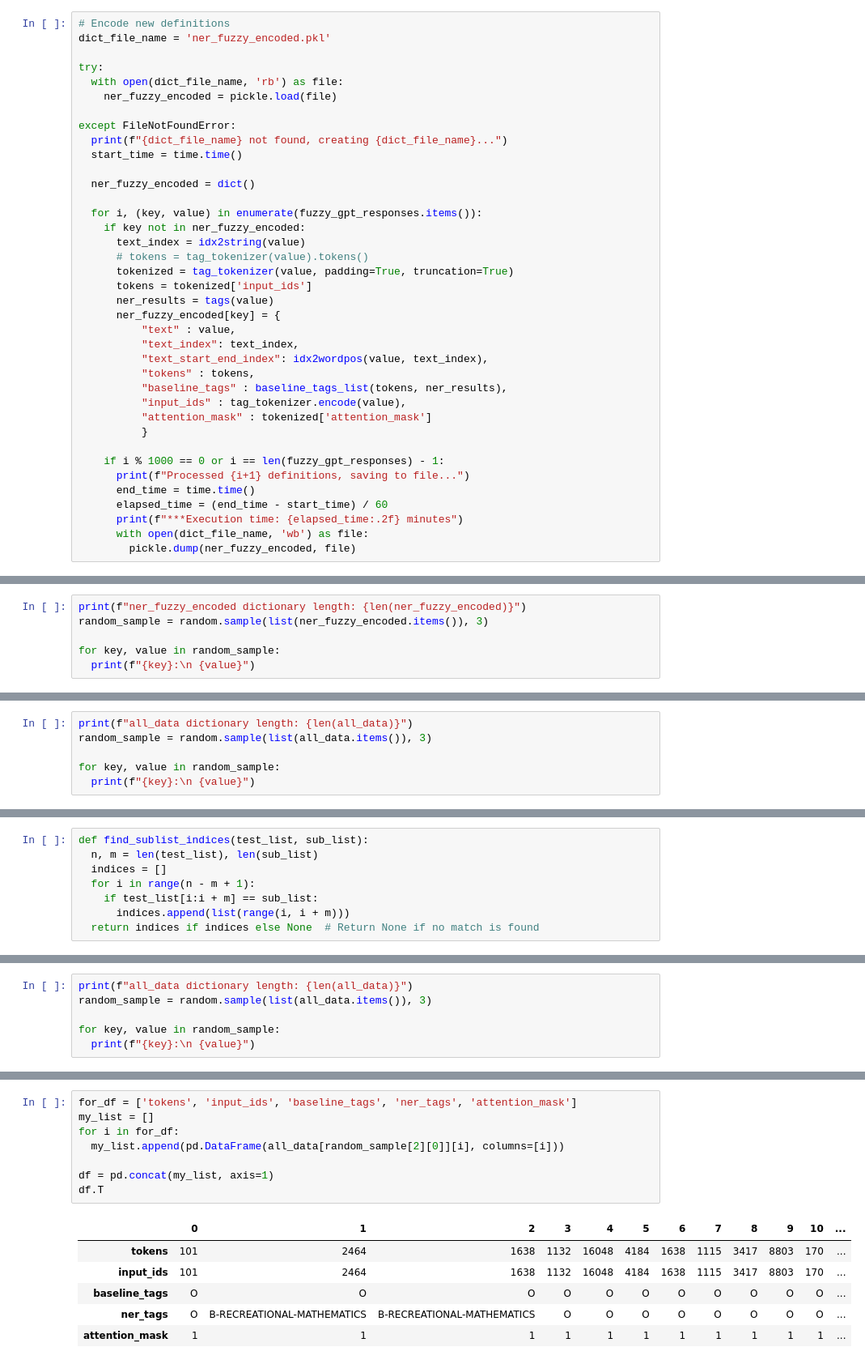
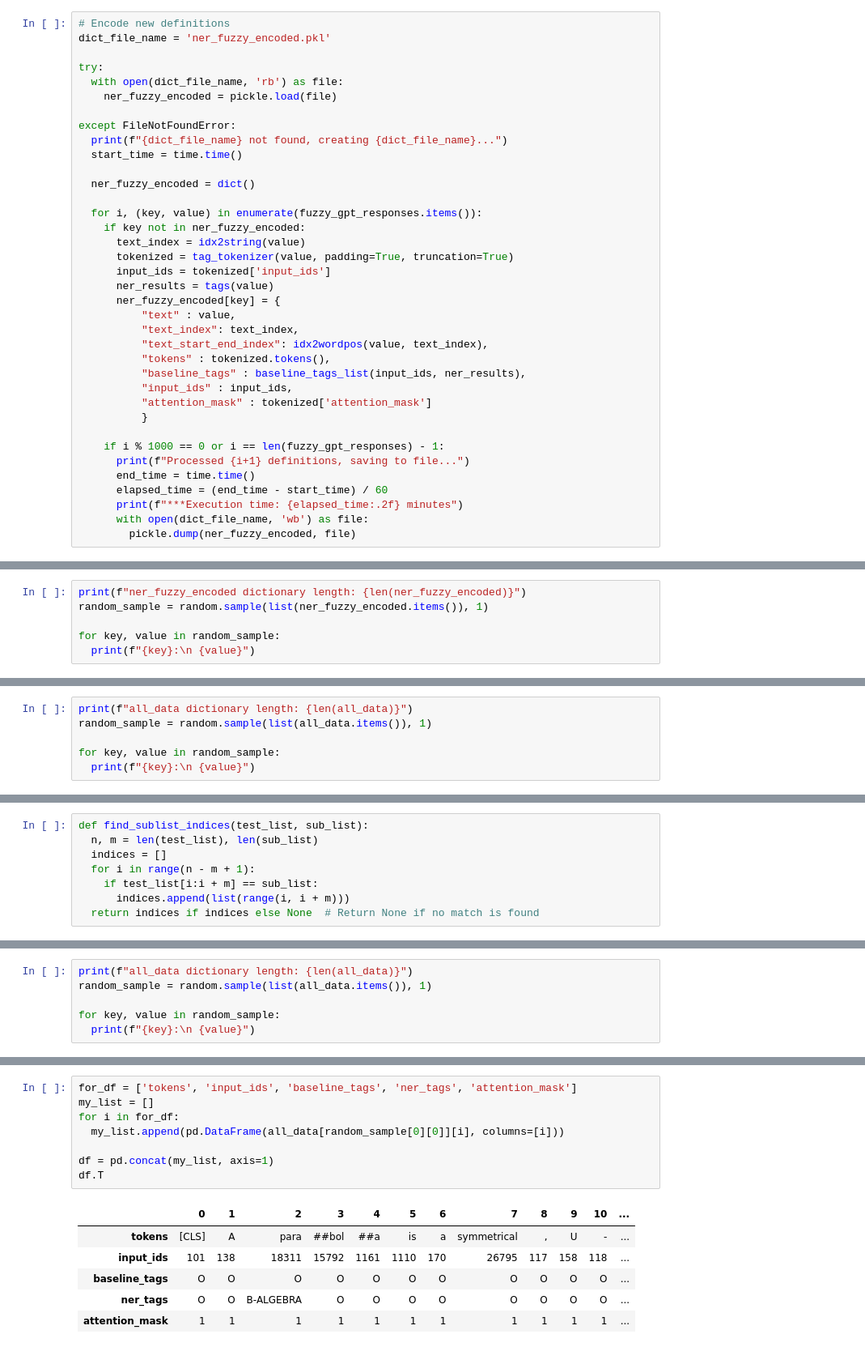
Before and after one commit to HeatherDriver/MathGraph, a Jupyter notebook: 04_Named_Entity_Recognition_Exploration.ipynb, the cells around one changed output, grey strips where cells are left out. Shown: that part at 81% size. Cells and saved outputs as stored; diff of their text form.

```diff
--- a/04_Named_Entity_Recognition_Exploration.ipynb
+++ b/04_Named_Entity_Recognition_Exploration.ipynb
@@ -397,17 +402,16 @@ except FileNotFoundError:
   for i, (key, value) in enumerate(fuzzy_gpt_responses.items()):
     if key not in ner_fuzzy_encoded:
       text_index = idx2string(value)
-      # tokens = tag_tokenizer(value).tokens()
       tokenized = tag_tokenizer(value, padding=True, truncation=True)
-      tokens = tokenized['input_ids']
+      input_ids = tokenized['input_ids']
       ner_results = tags(value)
       ner_fuzzy_encoded[key] = {
           "text" : value,
           "text_index": text_index,
           "text_start_end_index": idx2wordpos(value, text_index),
-          "tokens" : tokens,
-          "baseline_tags" : baseline_tags_list(tokens, ner_results),
-          "input_ids" : tag_tokenizer.encode(value),
+          "tokens" : tokenized.tokens(),
+          "baseline_tags" : baseline_tags_list(input_ids, ner_results),
+          "input_ids" : input_ids,
           "attention_mask" : tokenized['attention_mask']
           }
 
@@ -421,6 +445,6 @@ except FileNotFoundError:
 # %%
 print(f"ner_fuzzy_encoded dictionary length: {len(ner_fuzzy_encoded)}")
-random_sample = random.sample(list(ner_fuzzy_encoded.items()), 3)
+random_sample = random.sample(list(ner_fuzzy_encoded.items()), 1)
 
 for key, value in random_sample:
   print(f"{key}:\n {value}")
@@ -444,7 +468,7 @@ for key_2, value_2 in preliminary_ner_results.items(): #preliminary_ner_results
     all_data.update({key_2 : value_2})
 # %%
 print(f"all_data dictionary length: {len(all_data)}")
-random_sample = random.sample(list(all_data.items()), 3)
+random_sample = random.sample(list(all_data.items()), 1)
 
 for key, value in random_sample:
   print(f"{key}:\n {value}")
@@ -518,6 +560,6 @@ except FileNotFoundError:
 # %%
 print(f"all_data dictionary length: {len(all_data)}")
-random_sample = random.sample(list(all_data.items()), 3)
+random_sample = random.sample(list(all_data.items()), 1)
 
 for key, value in random_sample:
   print(f"{key}:\n {value}")
@@ -532,15 +570,15 @@ board games:
 # %%
 for_df = ['tokens', 'input_ids', 'baseline_tags', 'ner_tags', 'attention_mask']
 my_list = []
 for i in for_df:
-  my_list.append(pd.DataFrame(all_data[random_sample[2][0]][i], columns=[i]))
+  my_list.append(pd.DataFrame(all_data[random_sample[0][0]][i], columns=[i]))
 
 df = pd.concat(my_list, axis=1)
 df.T
 # %% [output]
 |  | 0 | 1 | 2 | 3 | 4 | 5 | 6 | 7 | 8 | 9 | 10 | ... |
-| tokens | 101 | 2464 | 1638 | 1132 | 16048 | 4184 | 1638 | 1115 | 3417 | 8803 | 170 | ... |
-| input_ids | 101 | 2464 | 1638 | 1132 | 16048 | 4184 | 1638 | 1115 | 3417 | 8803 | 170 | ... |
+| tokens | [CLS] | A | para | ##bol | ##a | is | a | symmetrical | , | U | - | ... |
+| input_ids | 101 | 138 | 18311 | 15792 | 1161 | 1110 | 170 | 26795 | 117 | 158 | 118 | ... |
 | baseline_tags | O | O | O | O | O | O | O | O | O | O | O | ... |
-| ner_tags | O | B-RECREATIONAL-MATHEMATICS | B-RECREATIONAL-MATHEMATICS | O | O | O | O | O | O | O | O | ... |
+| ner_tags | O | O | B-ALGEBRA | O | O | O | O | O | O | O | O | ... |
 | attention_mask | 1 | 1 | 1 | 1 | 1 | 1 | 1 | 1 | 1 | 1 | 1 | ... |
```
Also changed, not shown: parts of 13 cells of this notebook.
